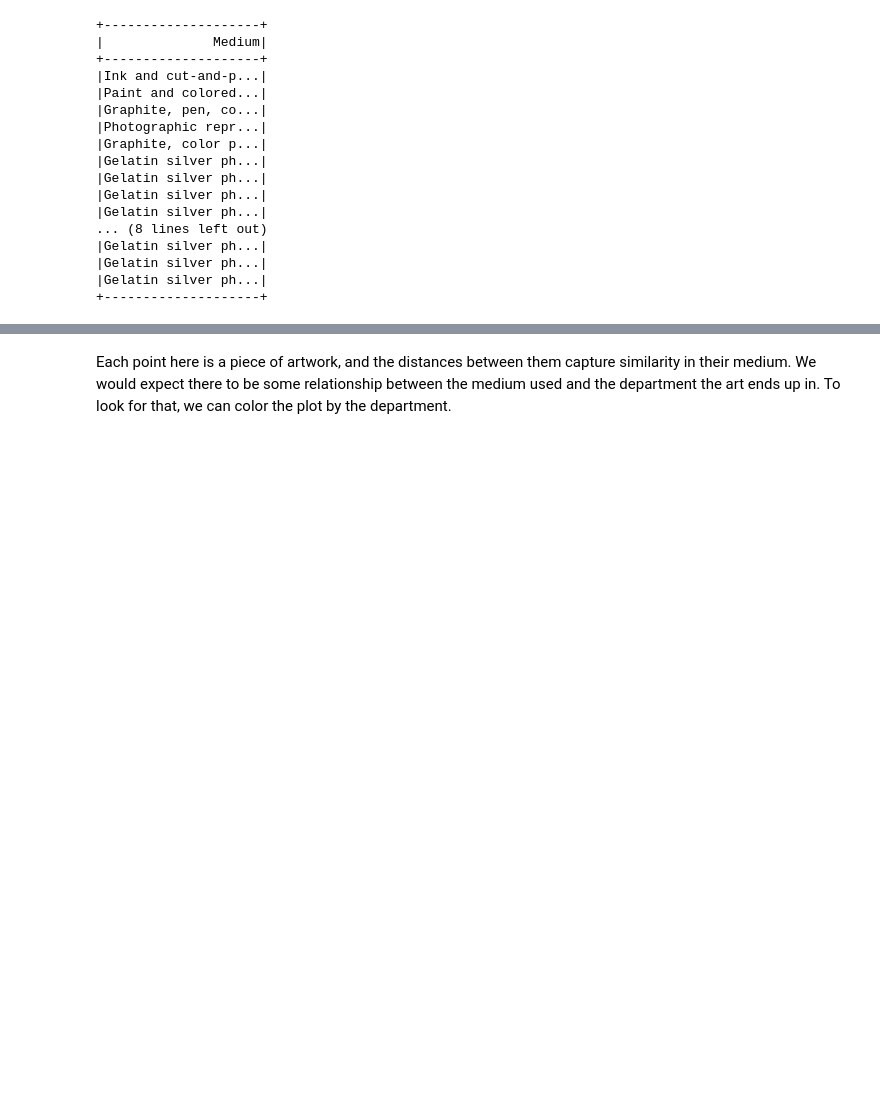
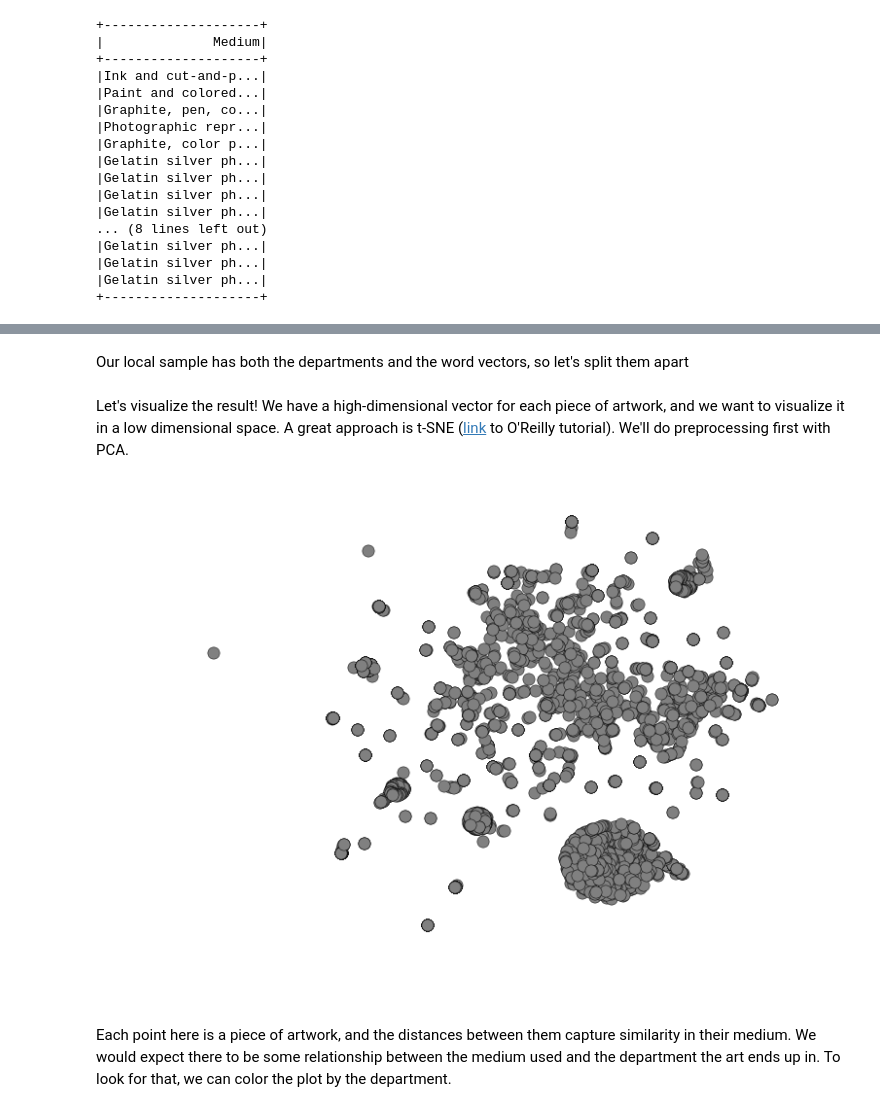
Before and after one commit to freeman-lab/spark-demo, a Jupyter notebook: notebooks/spark-demo.ipynb, the cells around one changed output, grey strips where cells are left out. Cells and saved outputs as stored; diff of their text form; code cells hidden in the pictures; blank space fills up the shorter version.

```diff
--- a/notebooks/spark-demo.ipynb
+++ b/notebooks/spark-demo.ipynb
@@ -196,0 +183,2 @@ plt.axis('off');
+# %%
+processed = rdd.map(lambda line: (str(line.Department), vectorize(line.Medium)))
@@ -196,0 +191,2 @@ plt.axis('off');
+# %% [markdown]
+Our local sample has both the departments and the word vectors, so let's split them apart
@@ -196,0 +195,2 @@ plt.axis('off');
+# %% [markdown]
+Let's visualize the result! We have a high-dimensional vector for each piece of artwork, and we want to visualize it in a low dimensional space. A great approach is t-SNE ([link](https://beta.oreilly.com/learning/an-illustrated-introduction-to-the-t-sne-algorithm) to O'Reilly tutorial). We'll do preprocessing first with PCA.
@@ -197,3 +203,9 @@ plt.axis('off');
+# %%
+sns.set_context("poster")
+plt.scatter(lowd[:,0], lowd[:,1], s=150, c='gray');
+plt.axis('off');
+# %% [output]
+[figure, added]
 # %% [markdown]
 Each point here is a piece of artwork, and the distances between them capture similarity in their medium. We would expect there to be some relationship between the medium used and the department the art ends up in. To look for that, we can color the plot by the department.
 # %% [markdown]
```
Also changed, not shown: parts of 65 cells of this notebook.
